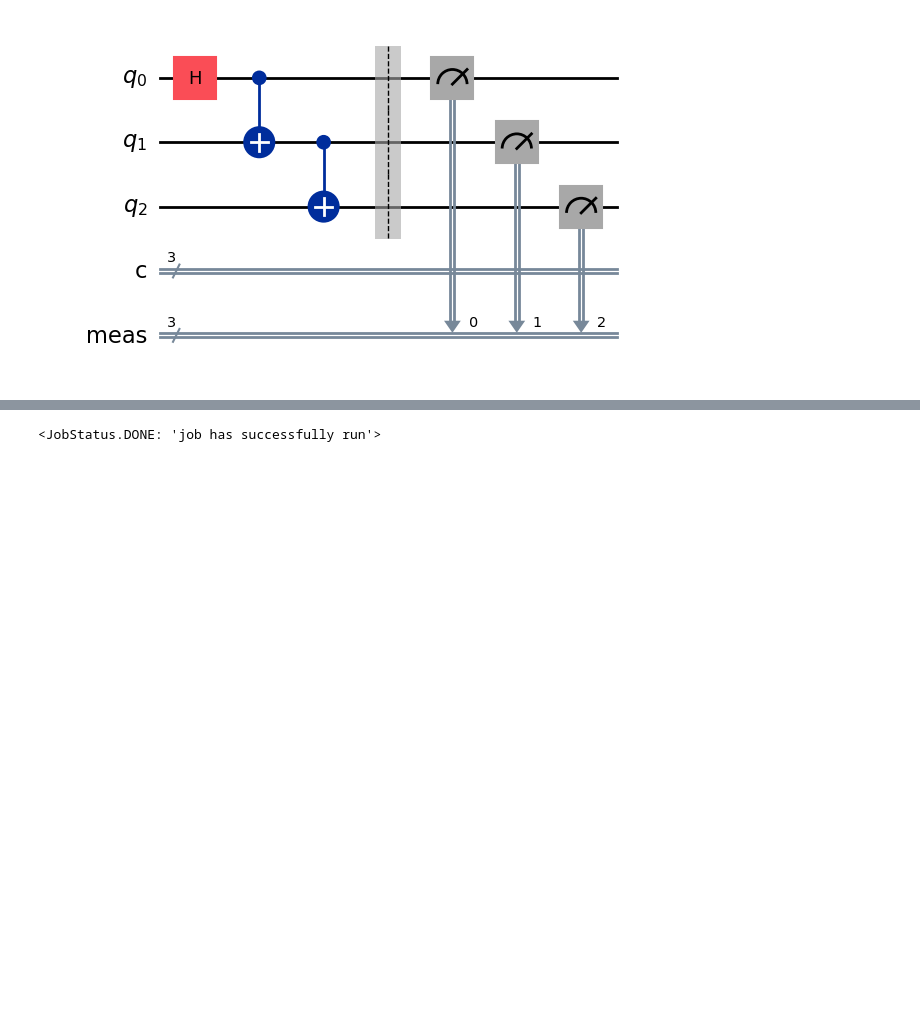
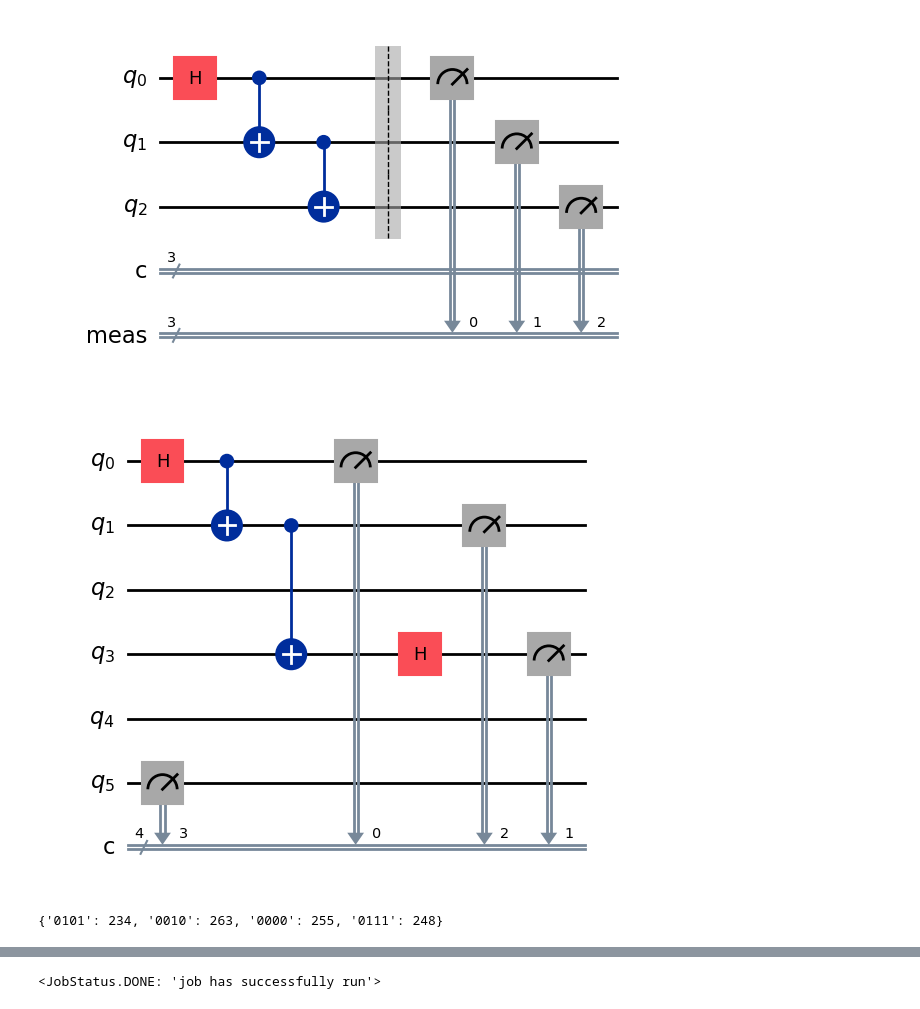
Before and after one commit to gzquse/Quantum-Transformer, a Jupyter notebook: exploratory/ionq.ipynb, the cells around one changed output, grey strips where cells are left out. Drawn from its saved outputs; the diff is of its cells as text; code cells hidden in the pictures; blank space fills up the shorter version.

```diff
--- a/exploratory/ionq.ipynb
+++ b/exploratory/ionq.ipynb
@@ -62,3 +57,34 @@ qc.measure_all()
 qc.draw('mpl')
 # %% [output]
 [figure]
+# %%
+from qiskit import QuantumCircuit
+# distorted qc
+# Build the distorted GHZ circuit
+qc = QuantumCircuit(6, 4)  # 6 qubits, 5 classical bits for config A
+
+qc.h(0)
+qc.cx(0, 1)
+qc.cx(1, 3)
+qc.h(3)
+
+# Configuration A: measure q0, q1, q3, q4, q5
+qc.measure(0, 0)  # q0 -> c0
+qc.measure(1, 2)  # q1 -> c
+qc.measure(3, 1)  # q3 -> c2
+qc.measure(5, 3)  # q5 -> c4
+
+qc.draw('mpl')
+# %% [output]
+[figure, added]
+# %%
+## qiskit ideal
+from qiskit_aer import AerSimulator
+from qiskit import transpile
+backend = AerSimulator()
+qcT = transpile(qc, backend, optimization_level=3)
+job = backend.run(qcT, shots=1000)
+counts = job.result().get_counts()
+print(counts)
+# %% [output]
+{'0101': 234, '0010': 263, '0000': 255, '0111': 248}
```
Also changed, not shown: parts of 11 cells of this notebook, 6 other files.
